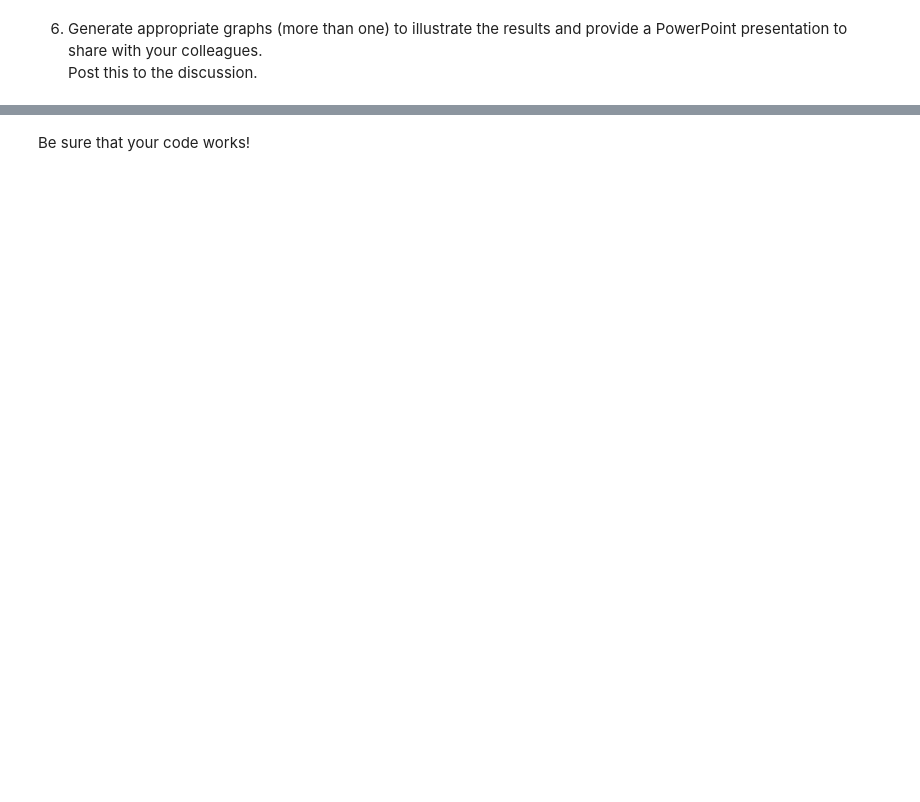
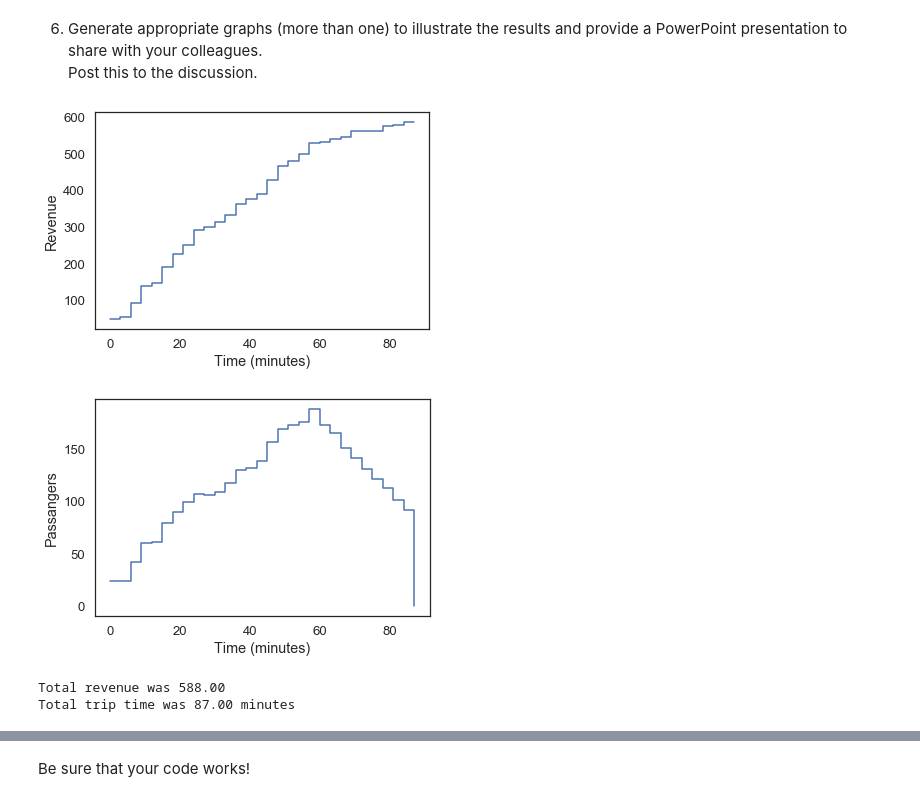
Before and after one commit to igukusamuel/DATA-604-Simulation-and-Modeling, a Jupyter notebook: DATA 604 Final Project.ipynb, the cells around one changed output, grey strips where cells are left out. Saved outputs shown, nothing was run; the diff lists cells and outputs as text; code cells hidden in the pictures; blank space fills up the shorter version.

```diff
--- a/DATA 604 Final Project.ipynb
+++ b/DATA 604 Final Project.ipynb
@@ -168,3 +301,25 @@ Note: you may need to restart the kernel to use updated packages.
 # %% [markdown]
 6.  Generate appropriate graphs (more than one) to illustrate the results and provide a PowerPoint presentation to share with your colleagues.
 Post this to the discussion.
+# %%
+import matplotlib.pyplot as plt
+
+plt.figure()
+plt.step(obs_time, obs_revenue, where='post')
+plt.xlabel('Time (minutes)')
+plt.ylabel('Revenue')
+
+plt.figure()
+plt.step(obs_time, obs_passangers, where='post')
+plt.xlabel('Time (minutes)')
+plt.ylabel('Passangers')
+
+plt.show()
+
+print('Total revenue was {:.2f}'.format(obs_revenue[-1]))
+print('Total trip time was {:.2f} minutes'.format(obs_time[-1]))
+# %% [output]
+[figure, added]
+[figure, added]
+Total revenue was 588.00
+Total trip time was 87.00 minutes
```
Also changed, not shown: parts of 10 cells of this notebook.
